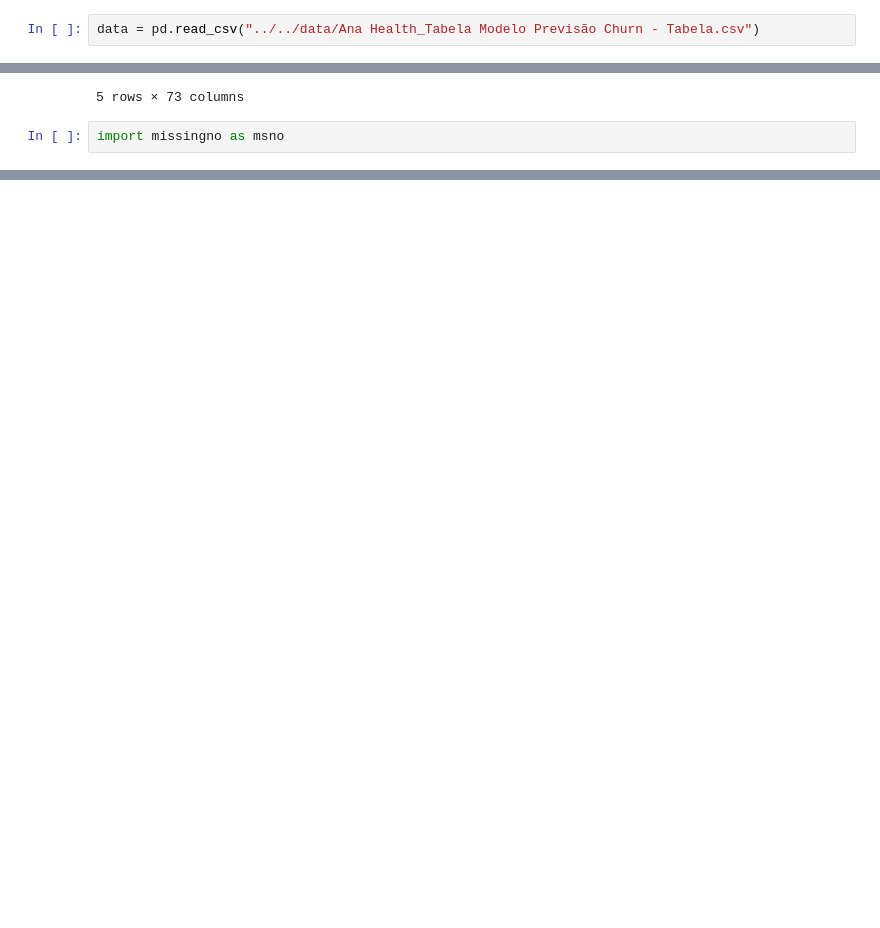
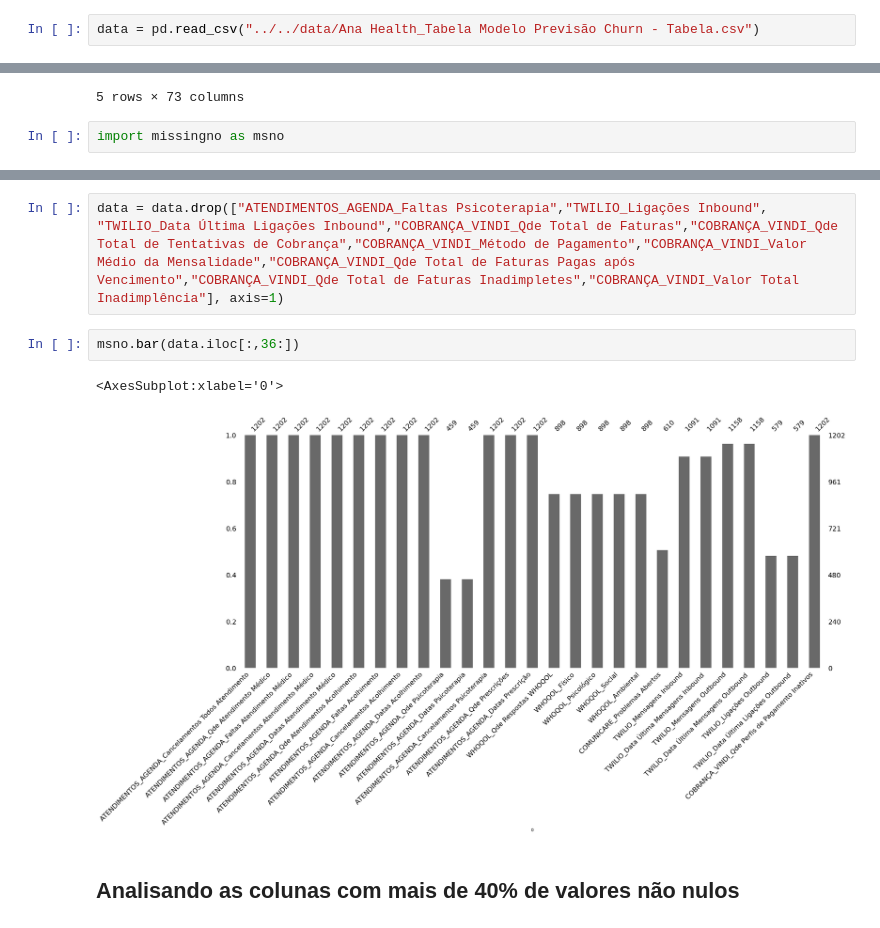
Before and after one commit to alessitomas/streamlit-deploy, a Jupyter notebook: src/notebooks/04_preprocessing.ipynb, the cells around one changed output, grey strips where cells are left out. Cells and saved outputs as stored; diff of their text form; blank space fills up the shorter version.

```diff
--- a/src/notebooks/04_preprocessing.ipynb
+++ b/src/notebooks/04_preprocessing.ipynb
@@ -1,7 +1,7 @@
 # %%
 import pandas as pd
 # %%
-data = pd.read_csv("../../data/Ana Health_Tabela Modelo Previsão Churn - Tabela.csv")
+data = pd.read_csv("../../data/Ana Health_Tabela Modelo Previsão Churn - Tabela.csv")
 # %%
 data.head()
 # %% [output]
@@ -56,0 +238,9 @@ msno.bar(data.iloc[:,36:])
+# %%
+data = data.drop(["ATENDIMENTOS_AGENDA_Faltas Psicoterapia","TWILIO_Ligações Inbound", "TWILIO_Data Última Ligações Inbound","COBRANÇA_VINDI_Qde Total de Faturas","COBRANÇA_VINDI_Qde Total de Tentativas de Cobrança","COBRANÇA_VINDI_Método de Pagamento","COBRANÇA_VINDI_Valor Médio da Mensalidade","COBRANÇA_VINDI_Qde Total de Faturas Pagas após Vencimento","COBRANÇA_VINDI_Qde Total de Faturas Inadimpletes","COBRANÇA_VINDI_Valor Total Inadimplência"], axis=1)
+# %%
+msno.bar(data.iloc[:,36:])
+# %% [output]
+<AxesSubplot:xlabel='0'>
+[figure, added]
+# %% [markdown]
+## Analisando as colunas com mais de 40% de valores não nulos
```
Also changed, not shown: parts of 34 cells of this notebook.
